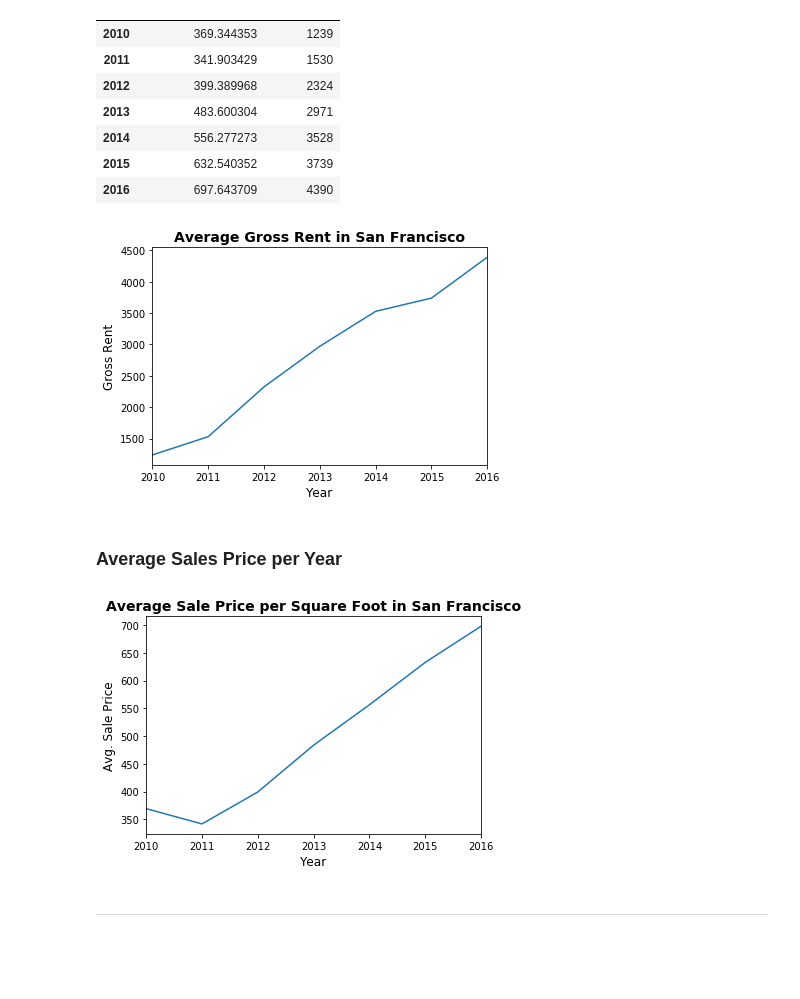
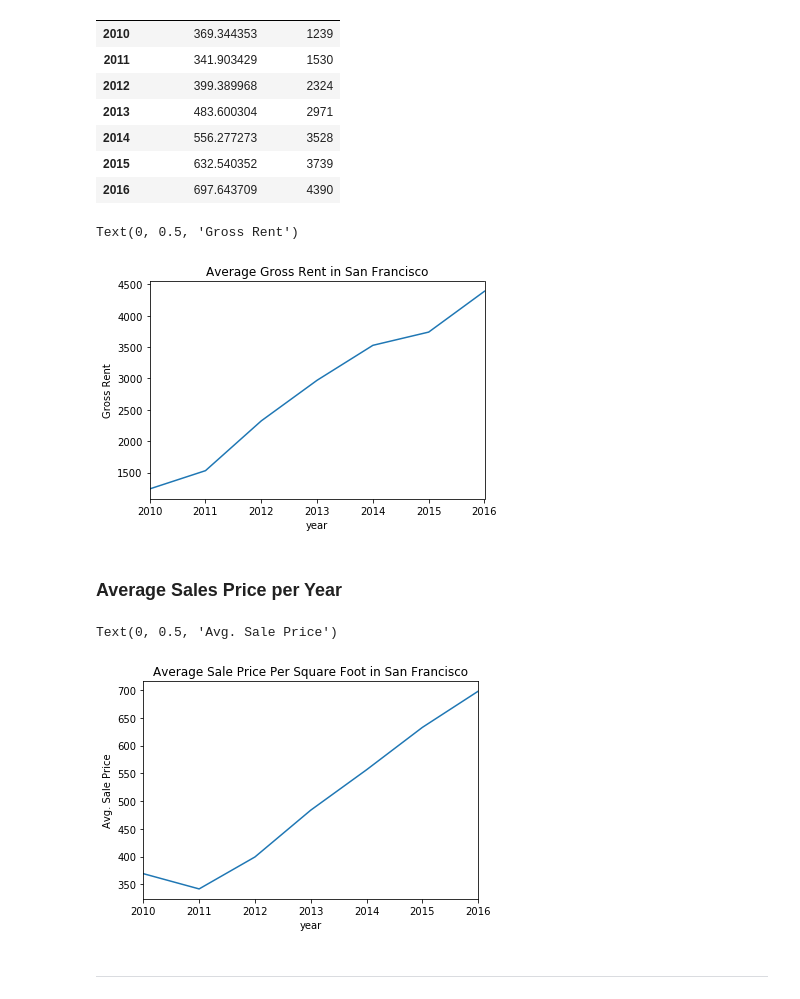
Before and after one commit to Caresir/Pyviz_Investment_Market, a Jupyter notebook: Code/rental_analysis.ipynb, the cells around one changed output. Drawn from its saved outputs; the diff is of its cells as text; code cells hidden in the pictures; blank space fills up the shorter version.

Commit message:
Plot both average gross rent and sale price per square foot in San Francisco

```diff
--- a/Code/rental_analysis.ipynb
+++ b/Code/rental_analysis.ipynb
@@ -89,16 +89,22 @@ avg_rent_sale_price
 | 2016 | 697.643709 | 4390 |
 # %%
 # Plot the Average Gross Rent per Year as a Line Chart
-# YOUR CODE HERE!
+avg_rent_sale_price['gross_rent'].plot()
+plt.title("Average Gross Rent in San Francisco")
+plt.ylabel('Gross Rent')
 # %% [output]
+Text(0, 0.5, 'Gross Rent')
-[figure, old version]
+[figure, new version]
 # %% [markdown]
 ### Average Sales Price per Year
 # %%
 # Plot the Average Sales Price per Year as a line chart
-# YOUR CODE HERE!
+avg_rent_sale_price['sale_price_sqr_foot'].plot()
+plt.title("Average Sale Price Per Square Foot in San Francisco")
+plt.ylabel('Avg. Sale Price')
 # %% [output]
+Text(0, 0.5, 'Avg. Sale Price')
-[figure, old version]
+[figure, new version]
 # %% [markdown]
 - - -
 # %% [markdown]
```
Also changed, not shown: parts of 1 cell of this notebook.
